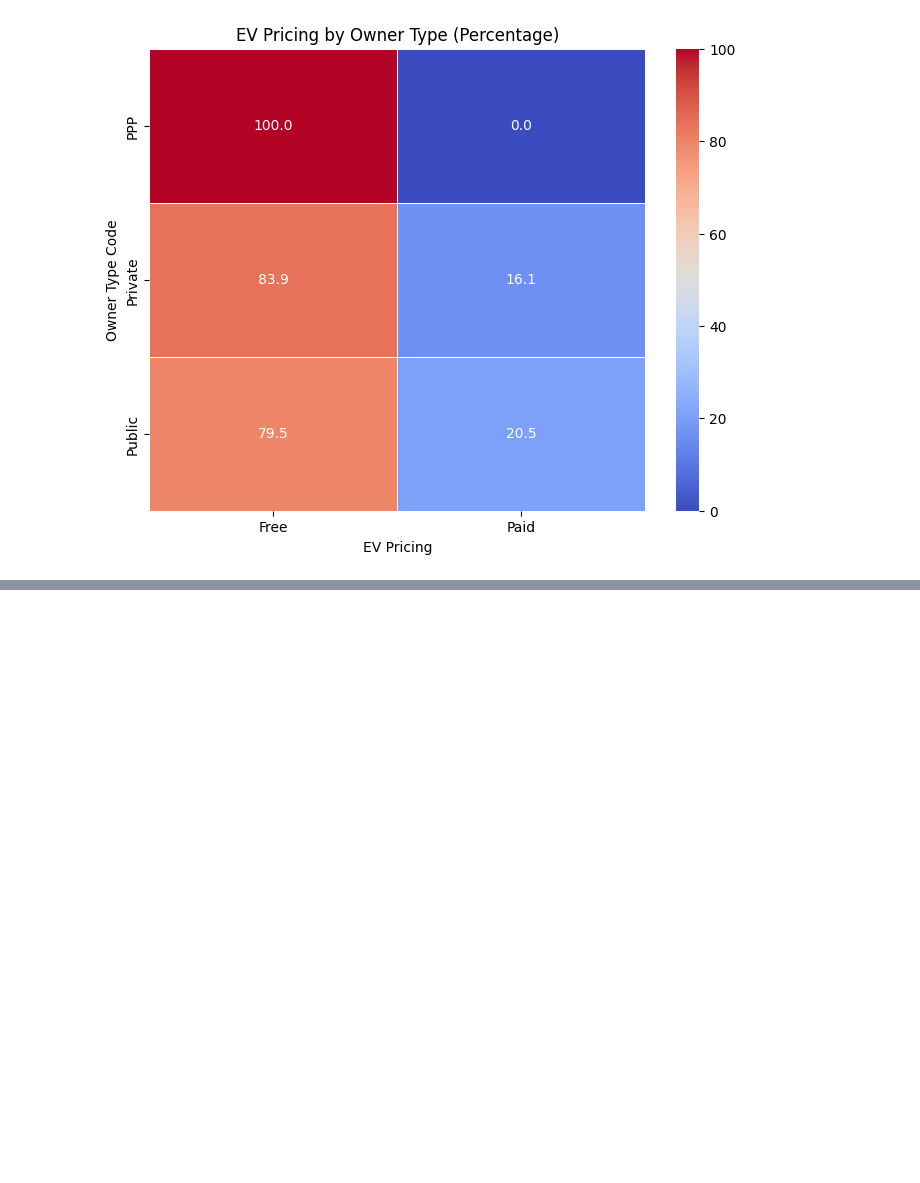
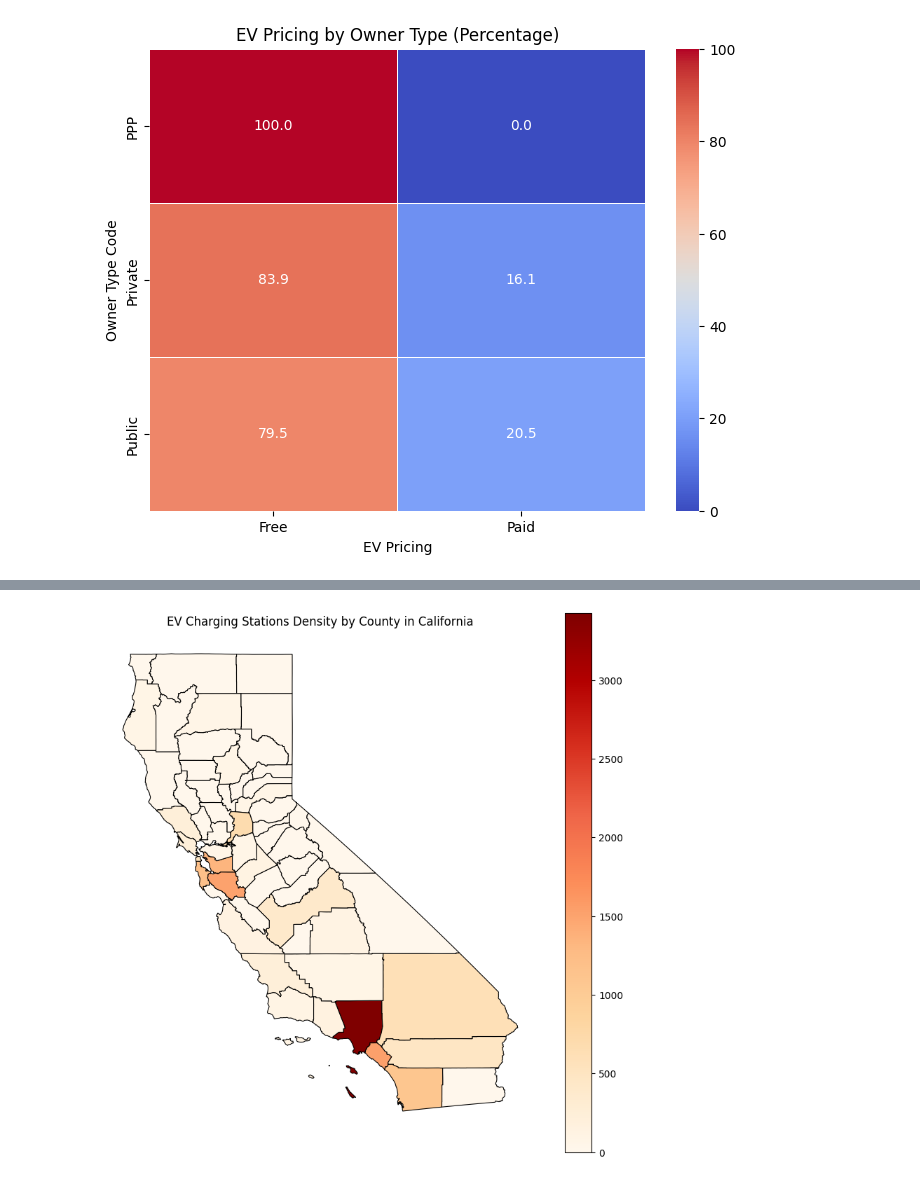
Before and after one commit to onetrue-6657/dataio2025, a Jupyter notebook: ev_stations.ipynb, the cells around one changed output, grey strips where cells are left out. Drawn from its saved outputs; the diff is of its cells as text; code cells hidden in the pictures; blank space fills up the shorter version.

Commit message:
Update ev_stations.py and add stations density for California

```diff
--- a/ev_stations.ipynb
+++ b/ev_stations.ipynb
@@ -437,0 +587,21 @@ plt.show()
+# %%
+# California County Distribution Map
+
+california_map = gpd.read_file("california-counties.geojson")
+
+county_station_counts = df[df["State"] == "CA"]["County"].value_counts().reset_index()
+county_station_counts.columns = ["County", "Charging_Stations"]
+
+all_counties = pd.DataFrame({"County": california_map["name"]})
+county_station_counts = all_counties.merge(county_station_counts, on="County", how="left").fillna(0)
+
+california_map = california_map.merge(county_station_counts, left_on="name", right_on="County", how="left")
+
+fig, ax = plt.subplots(figsize=(10, 10))
+california_map.plot(column="Charging_Stations", cmap="OrRd", linewidth=0.8, edgecolor="black", legend=True, ax=ax)
+plt.title("EV Charging Stations Density by County in California")
+plt.axis("off")
+
+plt.show()
+# %% [output]
+[figure, added]
```
Also changed, not shown: parts of 2 cells of this notebook, 6 other files.
